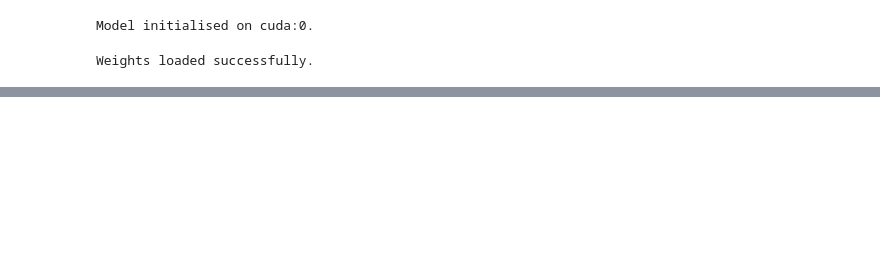
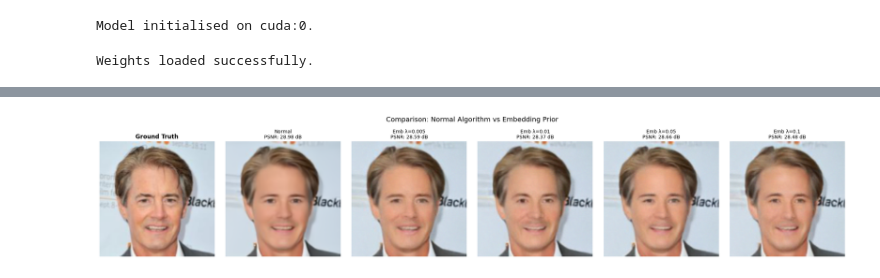
Before and after one commit to HamzaAzzouzi/Flower, a Jupyter notebook: MVA/faces_tests/exps_non_iso_noise.ipynb, the cells around one changed output, grey strips where cells are left out. Drawn from its saved outputs; the diff is of its cells as text; code cells hidden in the pictures; blank space fills up the shorter version.

```diff
--- a/MVA/faces_tests/exps_non_iso_noise.ipynb
+++ b/MVA/faces_tests/exps_non_iso_noise.ipynb
@@ -154,6 +154,7 @@ image_files = [
     os.path.join(ROOT, 'flower_demo', 'celeba_test_43.png'),
     os.path.join(ROOT, 'flower_demo', 'celeba_test_115.png'),
     os.path.join(ROOT, 'flower_demo', 'JUUL.png'),
+    os.path.join(ROOT, 'flower_demo', 'HAAMZAA.png'),
 ]
 
 ground_truths = []
@@ -189,7 +190,7 @@ with torch.no_grad():
 
 
 # ── FLOWER Reconstruction — Perceptual Embedding Mean Prior ───────────────────
-steps = 20
+steps = 100
 delta = 1.0 / steps
 lambda_perceptual = 0.05
 
@@ -309,22 +303,45 @@ Reconstruction complete.
 # %%
-# ── Hyperparameter Search for Embedding Mean Prior ──────────────────────────
+# ── Hyperparameter Search: Normal Algorithm vs Embedding Prior ───────────────
+import os
+import torch
+
 # Select one image for the search
 target_idx = 0
 gt_target = ground_truths[target_idx]
 
-# Lambda candidates to test
+# Path to saved dataset mean embeddings
+embedding_path = "../../model/celeba/mean_embeddings_celeba.pt"
+if not os.path.exists(embedding_path):
+    raise FileNotFoundError(
+        f"Embedding file not found: {embedding_path}\n"
+        "Run train_celeba_embeddings.py first or update embedding_path."
+    )
+
+# Load embeddings directly in this cell so comparison is reproducible
+mean_embeddings = torch.load(embedding_path, map_location=device)
+mean_embeddings = [m.to(device) for m in mean_embeddings]
+print(f"Loaded {len(mean_embeddings)} mean embeddings from {embedding_path}")
+print("Embedding shapes:", [tuple(m.shape) for m in mean_embeddings])
+
+# Make sure perceptual criterion exists in this cell context
+if "perceptual_criterion" not in globals():
+    from pnpflow.perceptual import PerceptualLoss
+    perceptual_criterion = PerceptualLoss(device=device)
+    perceptual_criterion.eval()
+
+# Lambda candidates to test (0.0 = normal algorithm, no embedding prior)
 lambda_candidates = [0.0, 0.005, 0.01, 0.05, 0.1]
-
 search_results = []
 
-# Fixed noise for comparison
+# Fixed noise for fair comparison
 torch.manual_seed(42)
 y_target = H(gt_target) \
     + sigma_noise * 4 * torch.randn_like(gt_target) * mask1 \
     + sigma_noise     * torch.randn_like(gt_target) * (1 - mask1)
 
 for l_perc in lambda_candidates:
-    print(f'Testing λ_perceptual = {l_perc}...')
+    mode_name = "Normal (no embedding prior)" if l_perc == 0.0 else f"With embeddings (λ={l_perc})"
+    print(f"Testing: {mode_name}")
 
     x = torch.randn_like(gt_target)
     ones = torch.ones(len(x), device=device)
@@ -336,16 +353,18 @@ for l_perc in lambda_candidates:
         x_hat_1_const = x_hat_1.detach()
         lam = sigma_r ** 2
 
-        if l_perc == 0:
-            # Standard CG for lambda=0 (faster)
+        if l_perc == 0.0:
+            # Normal algorithm: data-fidelity + Gaussian prior solved by CG
             b = Ht(y_target / R) + x_hat_1_const / lam
             x_star, _ = cg(b, x_hat_1_const, lam, max_iter=50, eps=1e-5, H=H, Ht=Ht, R=R)
         else:
-            # Unified Proximal via Adam
+            # Algorithm with embedding mean perceptual prior
             u = x_hat_1_const.clone().detach().requires_grad_(True)
             optimizer = torch.optim.Adam([u], lr=2e-2)
+
             for _ in range(15):
                 optimizer.zero_grad()
+
                 data_fidelity = 0.5 * torch.sum(((y_target - H(u)) ** 2) / R)
                 prior_term = (0.5 / lam) * torch.sum((u - x_hat_1_const) ** 2)
 
@@ -359,12 +378,15 @@ for l_perc in lambda_candidates:
                 h_u.append(perceptual_criterion.slice3(h_u[-1]))
                 h_u.append(perceptual_criterion.slice4(h_u[-1]))
 
-                perc_loss = sum(torch.mean(torch.abs(hu - h_mean))
-                                for hu, h_mean in zip(h_u, mean_embeddings))
+                perc_loss = sum(
+                    torch.mean(torch.abs(hu - h_mean))
+                    for hu, h_mean in zip(h_u, mean_embeddings)
+                )
 
                 total_objective = data_fidelity + prior_term + l_perc * perc_loss
                 total_objective.backward()
                 optimizer.step()
+
             x_star = u.detach()
 
         z0 = torch.randn_like(x)
@@ -373,20 +395,39 @@ for l_perc in lambda_candidates:
 
     final_rec = x.detach()
     psnr_val = utils.compute_psnr_func(gt_target, final_rec, cfg)
-    search_results.append((l_perc, final_rec, psnr_val))
-    print(f'-> PSNR: {psnr_val:.2f} dB')
+    search_results.append((l_perc, mode_name, final_rec, psnr_val))
+    print(f"-> PSNR: {psnr_val:.2f} dB")
+
+# Sort by lambda for stable display
+search_results = sorted(search_results, key=lambda x: x[0])
+
+# Report baseline vs best embedding-prior run
+baseline = [r for r in search_results if r[0] == 0.0][0]
+with_prior = [r for r in search_results if r[0] > 0.0]
+best_prior = max(with_prior, key=lambda x: x[3]) if with_prior else None
+
+print("\n=== Summary ===")
+print(f"Baseline (normal): PSNR = {baseline[3]:.2f} dB")
+if best_prior is not None:
+    print(f"Best with embeddings: λ={best_prior[0]} -> PSNR = {best_prior[3]:.2f} dB")
+    print(f"Gain vs baseline: {best_prior[3] - baseline[3]:+.2f} dB")
 
 # Visualize grid of results
-fig, axes = plt.subplots(1, len(search_results) + 1, figsize=(20, 4))
+fig, axes = plt.subplots(1, len(search_results) + 1, figsize=(22, 4))
 axes[0].imshow(to_numpy_img(gt_target))
-axes[0].set_title('Ground Truth', fontweight='bold')
-axes[0].axis('off')
+axes[0].set_title("Ground Truth", fontweight="bold")
+axes[0].axis("off")
 
-for i, (l_perc, rec, psnr_v) in enumerate(search_results):
-    axes[i+1].imshow(to_numpy_img(rec))
-    axes[i+1].set_title(f'λ={l_perc}\nPSNR: {psnr_v:.2f} dB', fontsize=10)
-    axes[i+1].axis('off')
+for i, (l_perc, mode_name, rec, psnr_v) in enumerate(search_results):
+    axes[i + 1].imshow(to_numpy_img(rec))
+    if l_perc == 0.0:
+        title = f"Normal\nPSNR: {psnr_v:.2f} dB"
+    else:
+        title = f"Emb λ={l_perc}\nPSNR: {psnr_v:.2f} dB"
+    axes[i + 1].set_title(title, fontsize=10)
+    axes[i + 1].axis("off")
 
-plt.suptitle('Hyperparameter Tuning: Impact of Embedding Mean Prior Weight on PSNR', fontsize=14, y=1.05)
+plt.suptitle("Comparison: Normal Algorithm vs Embedding Prior", fontsize=14, y=1.05)
 plt.tight_layout()
 plt.show()
+# %% [output]
@@ -392,0 +451 @@ plt.show()
+[figure, added]
```
Also changed, not shown: parts of 2 cells of this notebook.
